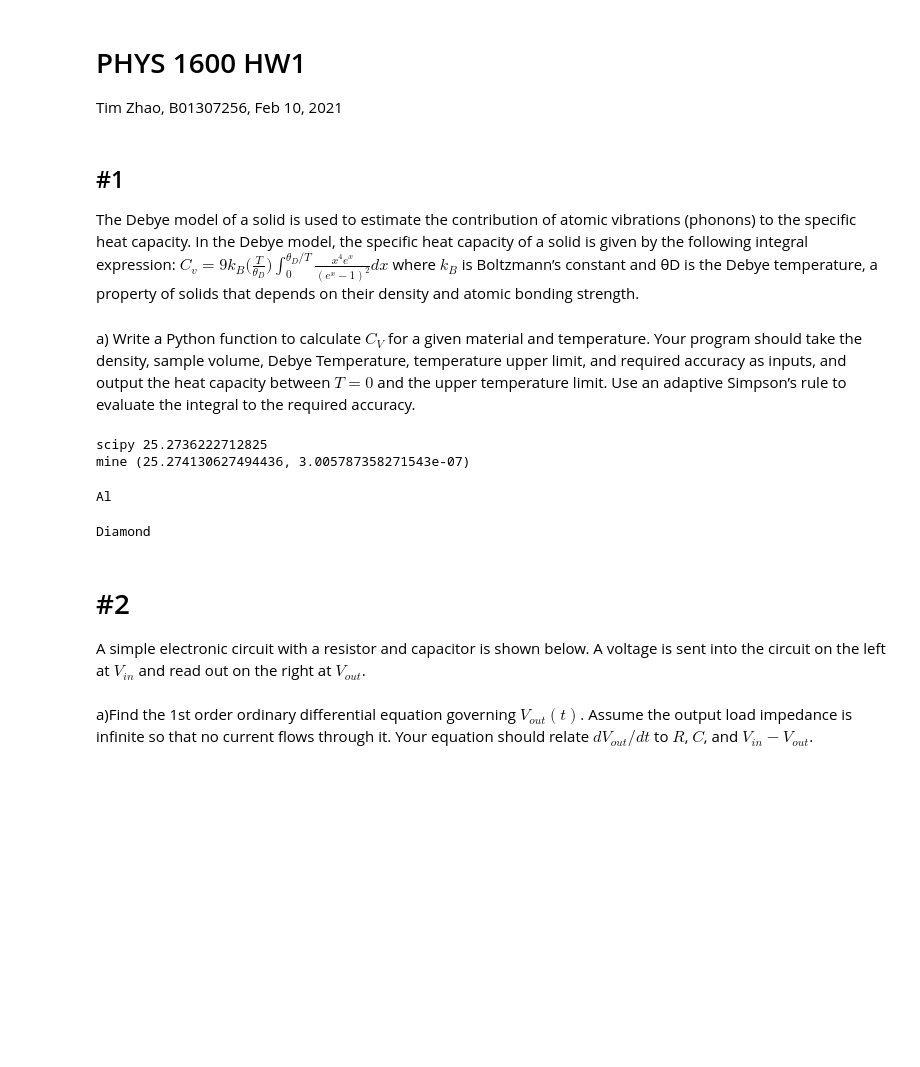
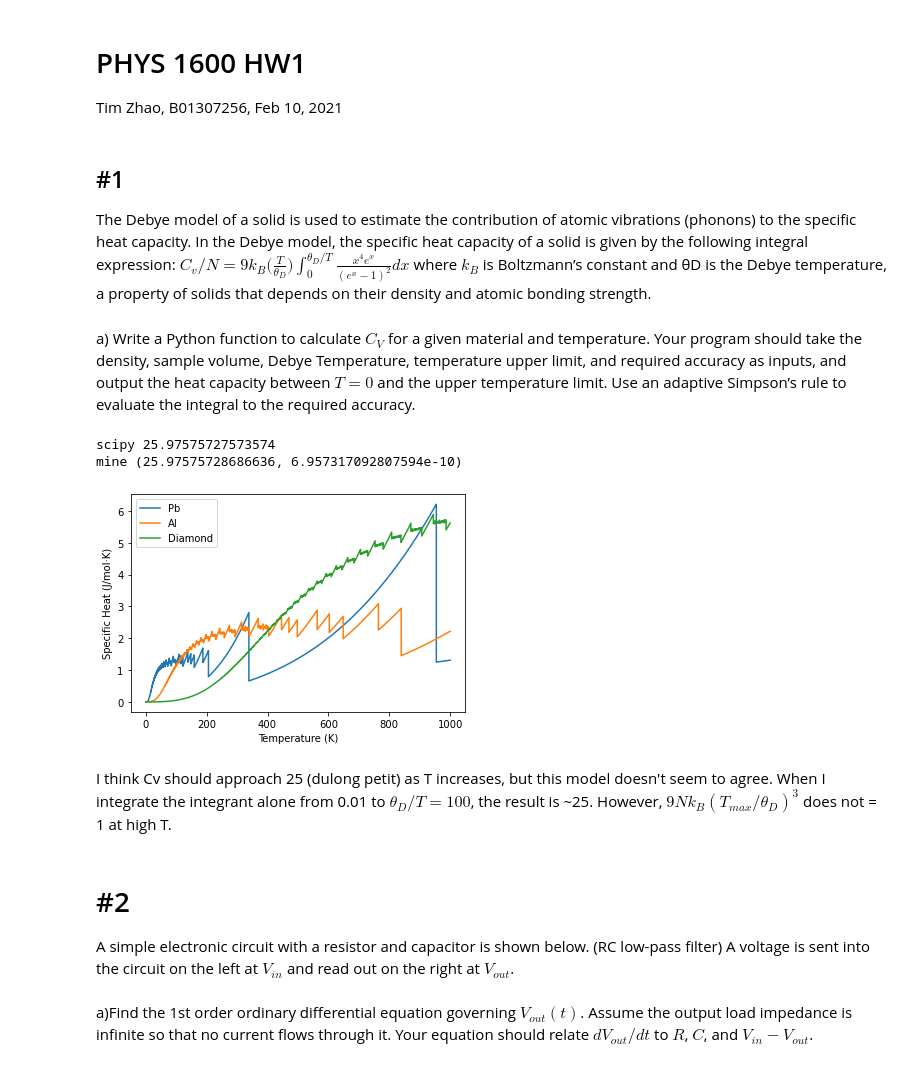
Before and after one commit to Tim-L-Zhao/Lectures, a Jupyter notebook: HW1.ipynb, the cells around one changed output. Saved outputs shown, nothing was run; the diff lists cells and outputs as text; code cells hidden in the pictures; blank space fills up the shorter version.

```diff
--- a/HW1.ipynb
+++ b/HW1.ipynb
@@ -8,7 +8,7 @@ import matplotlib.pyplot as plt
 # %% [markdown]
 ## #1
 The Debye model of a solid is used to estimate the contribution of atomic vibrations (phonons) to the specific heat capacity. In the Debye model, the specific heat capacity of a solid is given by the following integral expression:
-$C_v=9k_B\bigg(\frac{T}{\theta_D}\bigg)\int_{0}^{\theta_D/T} \frac{x^4e^x}{(e^x-1)^2}dx$
+$C_v/N=9k_B\bigg(\frac{T}{\theta_D}\bigg)\int_{0}^{\theta_D/T} \frac{x^4e^x}{(e^x-1)^2}dx$
 where $k_B$ is Boltzmann’s constant and θD is the Debye temperature, a property of solids that depends on their density and atomic bonding strength.
 # %% [markdown]
 a) Write a Python function to calculate $C_V$ for a given material and temperature. Your program should take the density, sample volume, Debye Temperature, temperature upper limit, and required accuracy as inputs, and output the heat capacity between $T = 0$ and the upper temperature limit. Use an adaptive Simpson’s rule to evaluate the integral to the required accuracy.
@@ -52,24 +52,23 @@ def adapt_simp(f, start, stop, accuracy, args=None):
 
     return (F_last, error)
 # %%
-
 #testing adaptive simpson w/ 1b.
 def debye_integrant(x,):
     g=(x**4*np.exp(x))/(np.exp(x)-1)**2
     return g
 
-start = 0.001
-stop = 10
+start = 0.01
+stop = 100
 x_list = np.arange(start, stop, 0.0001)
 f_list = debye_integrant(x_list)
 actual = integrate.simpson(f_list, x_list)
 print ('scipy', actual)
 
-mine = adapt_simp(debye_integrant, start, stop, 0.0001, args = [])
+mine = adapt_simp(debye_integrant, start, stop, 0.0001, [])
 print('mine', mine)
 # %% [output]
-scipy 25.2736222712825
-mine (25.274130627494436, 3.005787358271543e-07)
+scipy 25.97575727573574
+mine (25.97575728686636, 6.957317092807594e-10)
 # %%
 k_B=1.38 * 10**(-23)
 Avogadro = 6.02 * 10**23.
@@ -87,60 +86,58 @@ def debye(rho,V,molar_mass,theta_D,T_0,T_max,dT,accuracy):
 
     return - array of Heat Capacity between T=0.01 and T_max, with dT=0.01
     """
-    np.seterr(all='warn')
+    #raise runtime warning to error
+    np.seterr(all='raise')
+
     #initialize empty lists to store data
     Cv_list=[]
     N=rho*V*Avogadro/molar_mass
-    for T in np.arange(0.001,T_max,dT):
+    #print(N*9*k_B*(T_max/theta_D)**3)
+
+    for T in np.arange(T_0,T_max,dT):
         try:
-            Cv=N*9*k_B*(T/theta_D)**3*adapt_simp(integrant, 0.001,(theta_D/T), accuracy,[])[0]
+            Cv=N*9*k_B*(T/theta_D)**3*adapt_simp(debye_integrant, T_0,(theta_D/T), accuracy,[])[0]
             Cv_list.append(Cv)
         except:
-            print(T)
-
+            Cv_list.append(0)
     return Cv_list
 # %%
 density=1
-T_0=0.0001
-T_max=1
-dT=0.0001
+T_0=0.01
+T_max=1000
+dT=0.01
 T_list=np.arange(T_0,T_max,dT)
-accuracy=0.0001
+accuracy=0.001
 
-"""
-
-print('lead')
 #Lead
 Pb_rho=11.35
 Pb_molar_mass=207.2
 Pb_theta_D=105
 Pb_debye=debye(Pb_rho, density, Pb_molar_mass,Pb_theta_D, T_0, T_max,dT, accuracy)
-#plt.plot(T_list,Pb_debye,label='Pb')
-#0.295
-"""
+plt.plot(T_list,Pb_debye,label='Pb')
 
-print('Al')
+
 #Aluminum
 Al_rho = 2.7
 Al_molar_mass = 26.98
 Al_theta_D = 428
 Al_debye=debye(Al_rho, density, Al_molar_mass, Al_theta_D, T_0,T_max, dT, accuracy)
-#plt.plot(T_list, Al_debye,label='Al')
-#1.2
+plt.plot(T_list, Al_debye,label='Al')
 
-print('Diamond')
 #Diamond
 dia_rho = 3.51
 dia_molar_mass = 12.01
 dia_theta_D = 2230
 dia_debye=debye(dia_rho, density, dia_molar_mass, dia_theta_D, T_0, T_max,dT,accuracy)
-#plt.plot(T_list, dia_debye,label='Diamond')
+plt.plot(T_list, dia_debye,label='Diamond')
 
-
+plt.xlabel('Temperature (K)',)
+plt.ylabel('Specific Heat (J/mol·K)',)
 plt.legend()
 plt.show()
 # %% [output]
-Al
-Diamond
+[figure, added]
+# %% [markdown]
+I think Cv should approach 25 (dulong petit) as T increases, but this model doesn't seem to agree. When I integrate the integrant alone from 0.01 to $\theta_D/T=100$, the result is ~25. However, $9Nk_B(T_{max}/\theta_D)^3$ does not = 1 at high T.
 # %%
 #General ODE solver with Runge-Kutta 4
@@ -184,6 +177,6 @@ print(g)
 # %% [markdown]
 # #2
-A simple electronic circuit with a resistor and capacitor is shown below.
+A simple electronic circuit with a resistor and capacitor is shown below. (RC low-pass filter)
 A voltage is sent into the circuit on the left at $V_{in}$ and read out on the right at $V_{out}$.
 # %% [markdown]
 a)Find the 1st order ordinary differential equation governing $V_{out}(t)$. Assume the output load impedance is infinite so that no current flows through it. Your equation should relate $dV_{out}/dt$ to $R$, $C$, and $V_{in} − V_{out}$.
```
Also changed, not shown: parts of 6 cells of this notebook.
